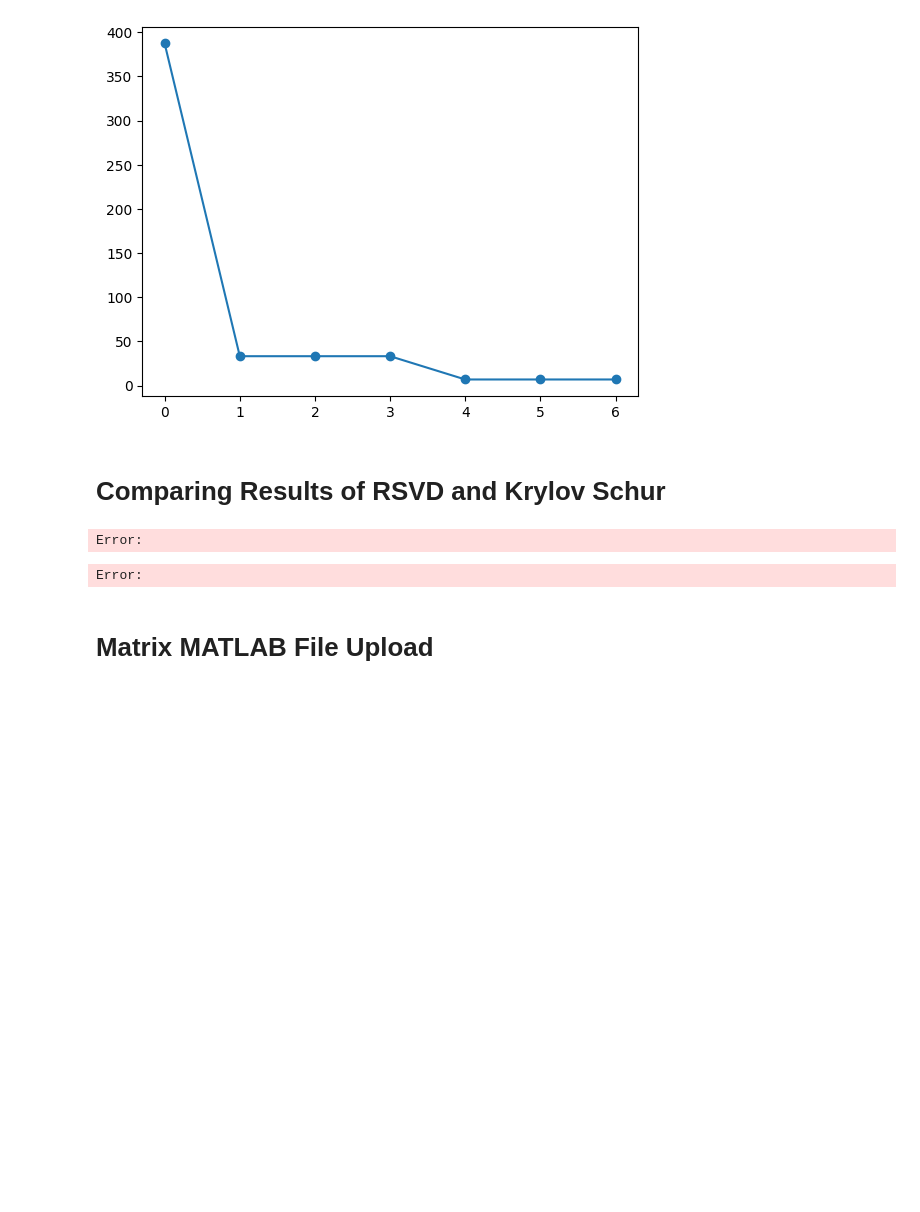
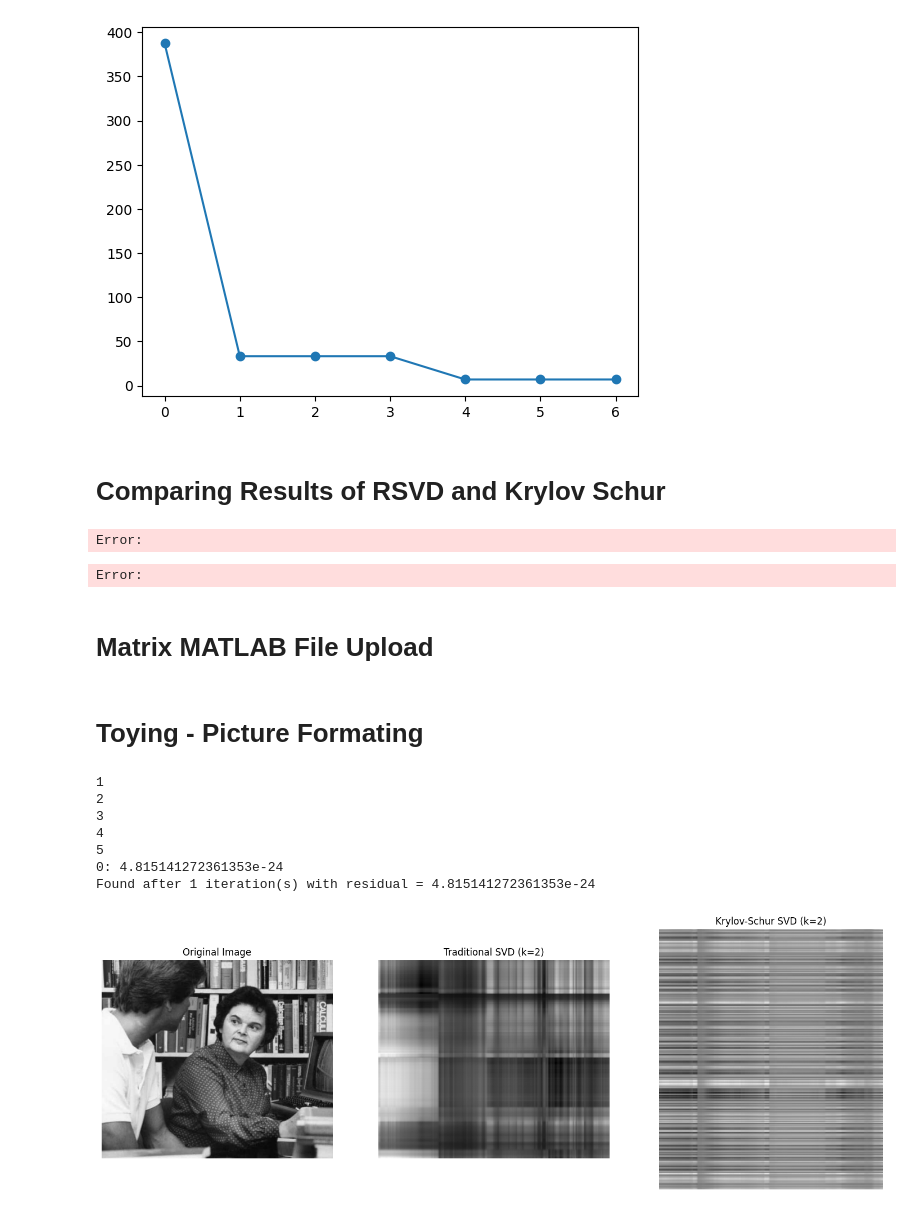
Before and after one commit to ChamuV/Krylov_Shur_Decomposition, a Jupyter notebook: test_krylov_schur_compression.ipynb, the cells around one changed output. Drawn from its saved outputs; the diff is of its cells as text; code cells hidden in the pictures; blank space fills up the shorter version.

```diff
--- a/test_krylov_schur_compression.ipynb
+++ b/test_krylov_schur_compression.ipynb
@@ -113,8 +113,8 @@ def compress_m2l_gram_matrix(
 
     # return u, s, vt, hashes
 # %%
-order_equivalent = 15
-order_check = 10
+order_equivalent = 5
+order_check = 2
 dtype = np.float32
 equivalent_surface = surface.compute_surface(order_equivalent, dtype)
 check_surface = surface.compute_surface(order_check, dtype)
@@ -250,3 +247,74 @@ file_name = 'matlab_matrix.mat'
 full_path = folder_path + file_name
 # %%
 savemat(full_path, mdic)
+# %% [markdown]
+# Toying - Picture Formating
+# %%
+import numpy as np
+from PIL import Image
+import matplotlib.pyplot as plt
+from scipy.linalg import svd
+
+# Assume the Krylov-Schur SVD functions (unv, element, krylov_ata, krylov_ata_expand, krylov_schur_svd) are defined here.
+
+def load_image_as_matrix(file_path):
+    image = Image.open(file_path)
+    grayscale_image = image.convert("L")
+    image_matrix = np.array(grayscale_image)
+    return image_matrix
+
+def reconstruct_image(U, sigma, Vt, k):
+    U_k = U[:, :k]
+    sigma_k = np.diag(sigma[:k])
+    Vt_k = Vt[:k, :]
+    A_k = U_k @ sigma_k @ Vt_k
+    return A_k
+
+# Load image and convert to grayscale matrix
+image_path = '/Users/chamundeshwarivadamalai/Desktop/MLF/KS_Code/test_pic.jpg'  # Replace with your image path
+image_matrix = load_image_as_matrix(image_path)
+
+# Perform traditional SVD
+U, sigma, Vt = svd(image_matrix, full_matrices=False)
+
+# Reconstruct the image using the top k singular values from traditional SVD
+k = 2  # Number of singular values to use
+reconstructed_matrix_svd = reconstruct_image(U, sigma, Vt, k)
+
+# Perform Krylov-Schur SVD
+singular_values, U_ks, V_ks, _, _ = krylov_schur_svd(image_matrix, nr=k)
+
+# Reconstruct the image using the top k singular values from Krylov-Schur SVD
+reconstructed_matrix_krylov = reconstruct_image(U_ks, singular_values, V_ks.T, k)
+
+# Display the original, traditional SVD, and Krylov-Schur SVD images
+plt.figure(figsize=(18, 6))
+
+# Original Image
+plt.subplot(1, 3, 1)
+plt.imshow(image_matrix, cmap='gray')
+plt.title('Original Image')
+plt.axis('off')
+
+# Reconstructed Image (Traditional SVD)
+plt.subplot(1, 3, 2)
+plt.imshow(reconstructed_matrix_svd, cmap='gray')
+plt.title(f'Traditional SVD (k={k})')
+plt.axis('off')
+
+# Reconstructed Image (Krylov-Schur SVD)
+plt.subplot(1, 3, 3)
+plt.imshow(reconstructed_matrix_krylov, cmap='gray')
+plt.title(f'Krylov-Schur SVD (k={k})')
+plt.axis('off')
+
+plt.show()
+# %% [output]
+1
+2
+3
+4
+5
+0: 4.815141272361353e-24
+Found after 1 iteration(s) with residual = 4.815141272361353e-24
+[figure, added]
```
Also changed, not shown: parts of 4 cells of this notebook.
